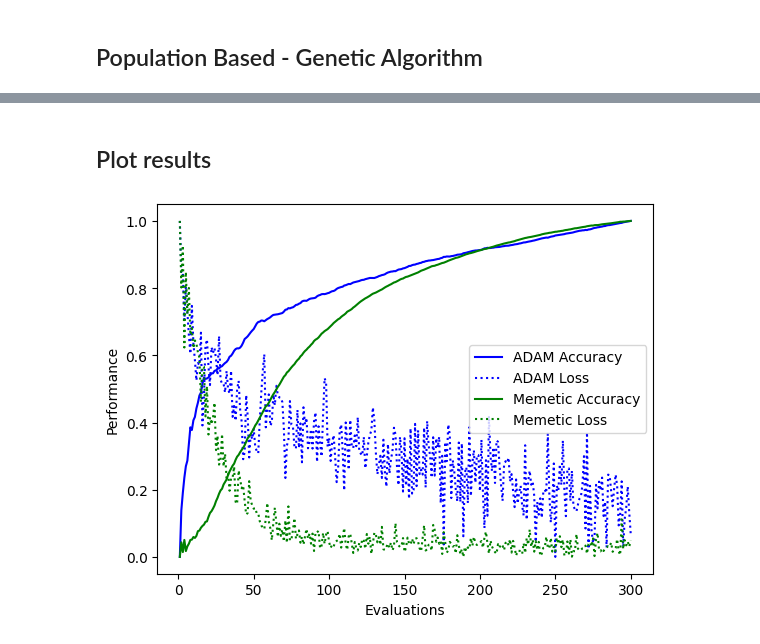
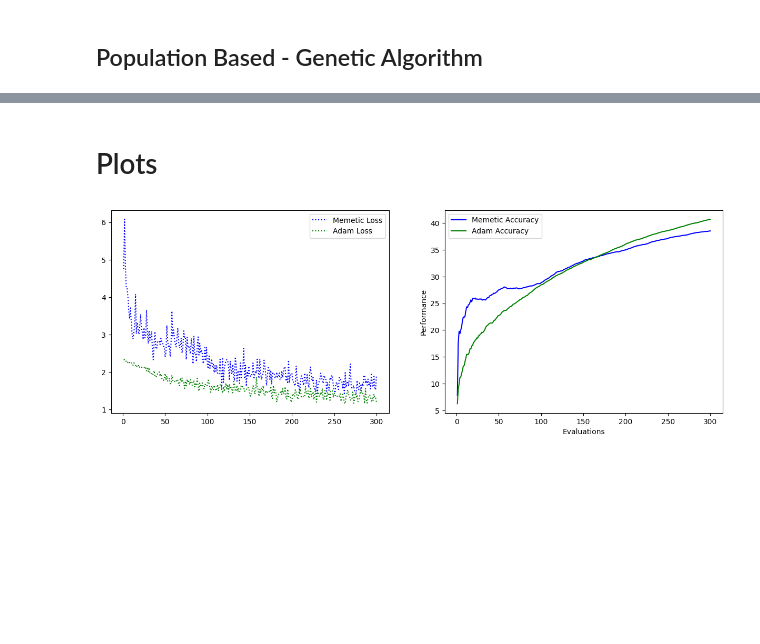
Before and after one commit to ali-shihab/metaheuristic-swarm-optimiser, a Jupyter notebook: ci_cw_final.ipynb, the cells around one changed output, grey strips where cells are left out. Cells and saved outputs as stored; diff of their text form; code cells hidden in the pictures; blank space fills up the shorter version.

```diff
--- a/ci_cw_final.ipynb
+++ b/ci_cw_final.ipynb
@@ -777,4 +574,0 @@ def memetic_train_and_validate(model, toolbox, pop, train_loader, test_loader, c
-# %%
-best_checkpoint = torch.load("best_model_epoch_19.pth.tar")  # Replace X with the epoch number
-model = Net2()
-model.load_state_dict(best_checkpoint['state_dict'])
@@ -945,9 +574,0 @@ Validation Accuracy: 27.33%
-# %%
-# test model
-test_loader = torch.utils.data.DataLoader(
-    dataset=stratified_test_set,
-    batch_size=batch_size,
-    worker_init_fn=seed_worker,
-    generator=g)
-
-test(model, test_loader, mean, std)
@@ -999,0 +585,4 @@ with open('population.csv', 'w', newline='') as csvfile:
+# %%
+best_checkpoint = torch.load("models/gd/adam/checkpoints/best_adam_epoch_20.pth.tar")  # Replace X with the epoch number
+model_GA = Net(dropout_prob)
+model_GA.load_state_dict(best_checkpoint['state_dict'])
@@ -999,0 +1381,4 @@ with open('population.csv', 'w', newline='') as csvfile:
+# %%
+best_checkpoint = torch.load("models/gd/adam/checkpoints/best_adam_epoch_20.pth.tar")  # Replace X with the epoch number
+model_memetic = Net(dropout_prob)
+model_memetic.load_state_dict(best_checkpoint['state_dict'])
@@ -1006,5 +1517,3 @@ with open('logbook.csv', 'w', newline='') as csvfile:
         writer.writeheader()
         for entry in logbook:
             writer.writerow(entry)
-# %% [markdown]
-## Plot results
@@ -1036,25 +1520,32 @@ adam_scaled_loss = (normed_adam_loss - adam_loss_min_val) / (adam_loss_max_val -
+# %% [markdown]
+# Plots
 # %%
-import matplotlib.pyplot as plt
+memetic_fig = plt.figure(figsize=(15,5))
+
+# First subplot
+loss_plot_memetic = memetic_fig.add_subplot(121)
+
+# Second subplot
+acc_plot_memetic = memetic_fig.add_subplot(122)
 
 # Example data
 epochs = list(range(1, 301))  # Replace with your actual x-axis values
-#blue_solid_data = [1, 2, 3, 4, 5, 6, 7, 8, 9, 10]  # Replace with your data
-#blue_dotted_data = [2, 3, 4, 5, 6, 7, 8, 9, 10, 11]  # Replace with your data
 
 # Plotting
-plt.plot(epochs, adam_scaled_accuracy, color='blue', linestyle='-', label='ADAM Accuracy')
-plt.plot(epochs, adam_scaled_loss, color='blue', linestyle=':', label='ADAM Loss')
-plt.plot(epochs, scaled_accuracy, color='green', linestyle='-', label='Memetic Accuracy')
-plt.plot(epochs, scaled_loss, color='green', linestyle=':', label='Memetic Loss')
+acc_plot_memetic.plot(epochs, memetic_accuracy, color='blue', linestyle='-', label='Memetic Accuracy')
+acc_plot_memetic.plot(epochs, adam_accuracy, color='green', linestyle='-', label='Adam Accuracy')
+loss_plot_memetic.plot(epochs, memetic_loss, color='blue', linestyle=':', label='Memetic Loss')
+loss_plot_memetic.plot(epochs, adam_loss, color='green', linestyle=':', label='Adam Loss')
 
 # Labeling Axes
 plt.xlabel('Evaluations')
 plt.ylabel('Performance')
 
 # Adding a Legend
-plt.legend()
+acc_plot_memetic.legend()
+loss_plot_memetic.legend()
 
 # Show the plot
 plt.show()
 # %% [output]
-[figure, old version]
+[figure, new version]
```
Also changed, not shown: parts of 92 cells of this notebook, 16 other files.
